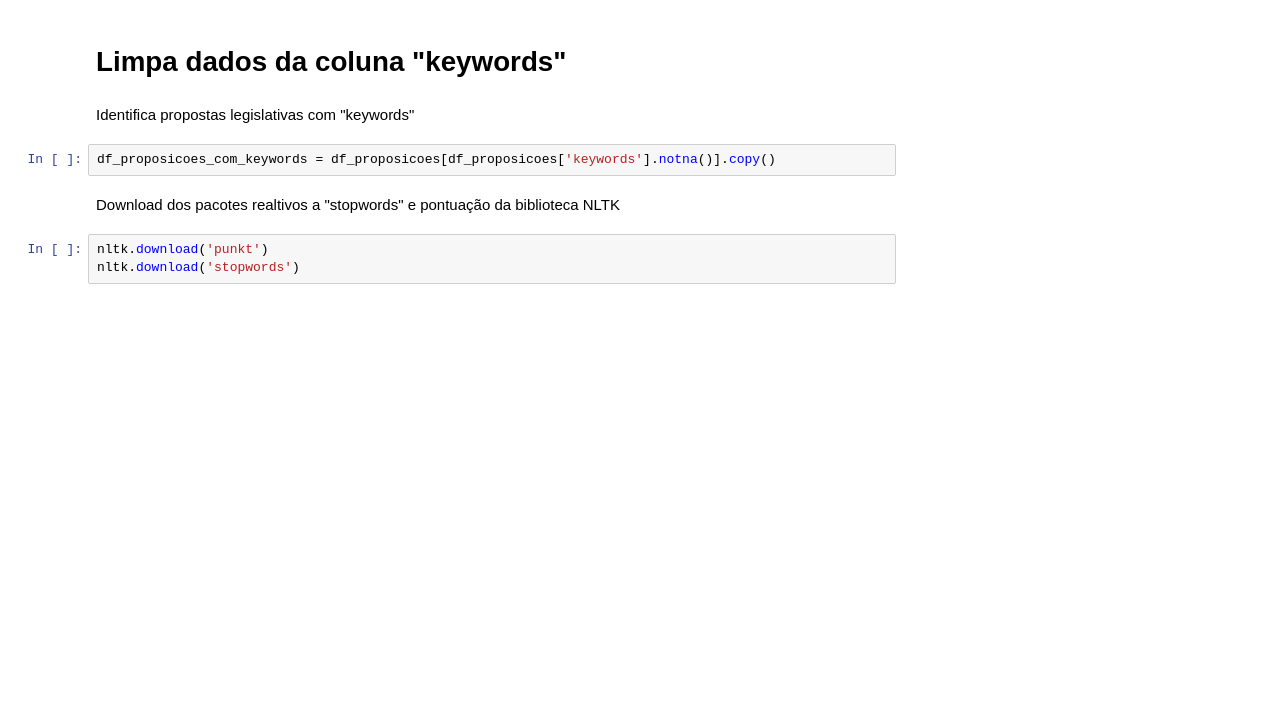
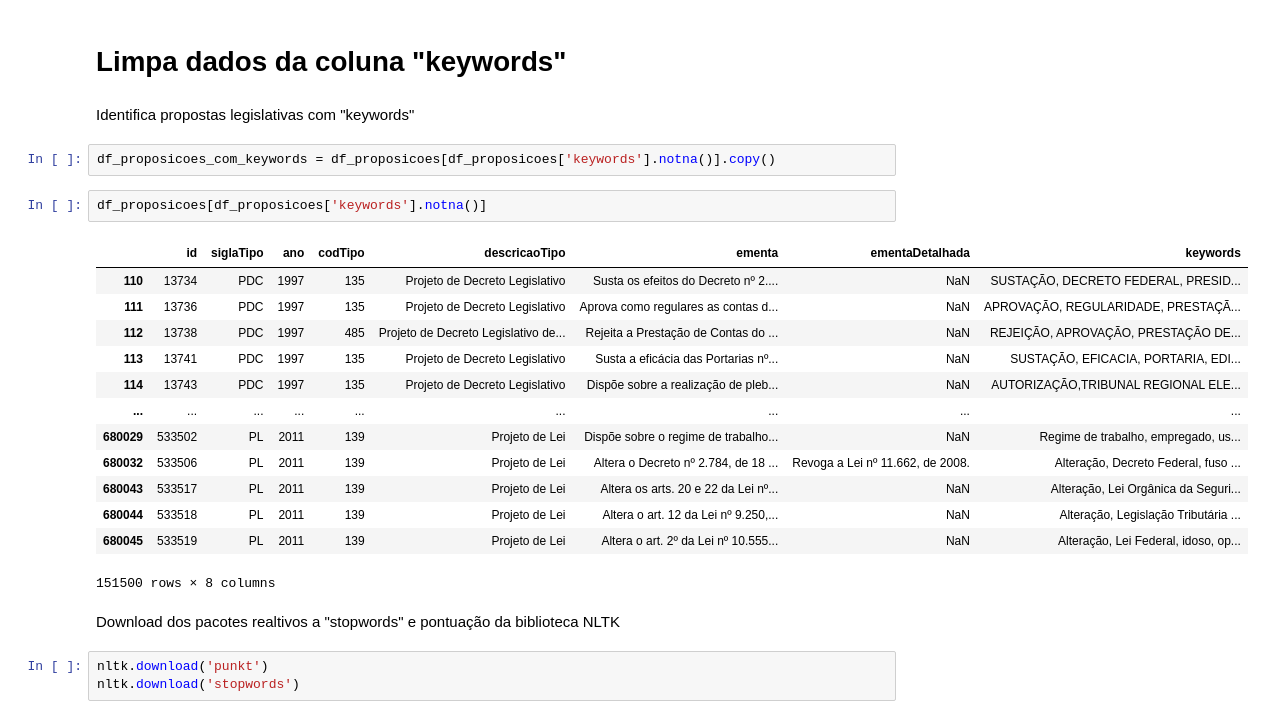
Before and after one commit to cecivieira/cotas-genero-eleicoes-e-proposicoes-legislativas, a Jupyter notebook: tratamento-dados/tratamento-proposicoes.ipynb, the cells around one changed output. Drawn from its saved outputs; the diff is of its cells as text; blank space fills up the shorter version.

```diff
--- a/tratamento-dados/tratamento-proposicoes.ipynb
+++ b/tratamento-dados/tratamento-proposicoes.ipynb
@@ -131,6 +136,22 @@ df_proposicoes.shape
 Identifica propostas legislativas com "keywords"
 # %%
 df_proposicoes_com_keywords = df_proposicoes[df_proposicoes['keywords'].notna()].copy()
+# %%
+df_proposicoes[df_proposicoes['keywords'].notna()]
+# %% [output]
+|  | id | siglaTipo | ano | codTipo | descricaoTipo | ementa | ementaDetalhada | keywords |
+| 110 | 13734 | PDC | 1997 | 135 | Projeto de Decreto Legislativo | Susta os efeitos do Decreto nº 2.... | NaN | SUSTAÇÃO, DECRETO FEDERAL, PRESID... |
+| 111 | 13736 | PDC | 1997 | 135 | Projeto de Decreto Legislativo | Aprova como regulares as contas d... | NaN | APROVAÇÃO, REGULARIDADE, PRESTAÇÃ... |
+| 112 | 13738 | PDC | 1997 | 485 | Projeto de Decreto Legislativo de... | Rejeita a Prestação de Contas do ... | NaN | REJEIÇÃO, APROVAÇÃO, PRESTAÇÃO DE... |
+| 113 | 13741 | PDC | 1997 | 135 | Projeto de Decreto Legislativo | Susta a eficácia das Portarias nº... | NaN | SUSTAÇÃO, EFICACIA, PORTARIA, EDI... |
+| 114 | 13743 | PDC | 1997 | 135 | Projeto de Decreto Legislativo | Dispõe sobre a realização de pleb... | NaN | AUTORIZAÇÃO,TRIBUNAL REGIONAL ELE... |
+| ... | ... | ... | ... | ... | ... | ... | ... | ... |
+| 680029 | 533502 | PL | 2011 | 139 | Projeto de Lei | Dispõe sobre o regime de trabalho... | NaN | Regime de trabalho, empregado, us... |
+| 680032 | 533506 | PL | 2011 | 139 | Projeto de Lei | Altera o Decreto nº 2.784, de 18 ... | Revoga a Lei nº 11.662, de 2008. | Alteração, Decreto Federal, fuso ... |
+| 680043 | 533517 | PL | 2011 | 139 | Projeto de Lei | Altera os arts. 20 e 22 da Lei nº... | NaN | Alteração, Lei Orgânica da Seguri... |
+| 680044 | 533518 | PL | 2011 | 139 | Projeto de Lei | Altera o art. 12 da Lei nº 9.250,... | NaN | Alteração, Legislação Tributária ... |
+| 680045 | 533519 | PL | 2011 | 139 | Projeto de Lei | Altera o art. 2º da Lei nº 10.555... | NaN | Alteração, Lei Federal, idoso, op... |
+151500 rows × 8 columns
 # %% [markdown]
 Download dos pacotes realtivos a "stopwords" e pontuação da biblioteca NLTK
 # %%
```
Also changed, not shown: parts of 26 cells of this notebook.
